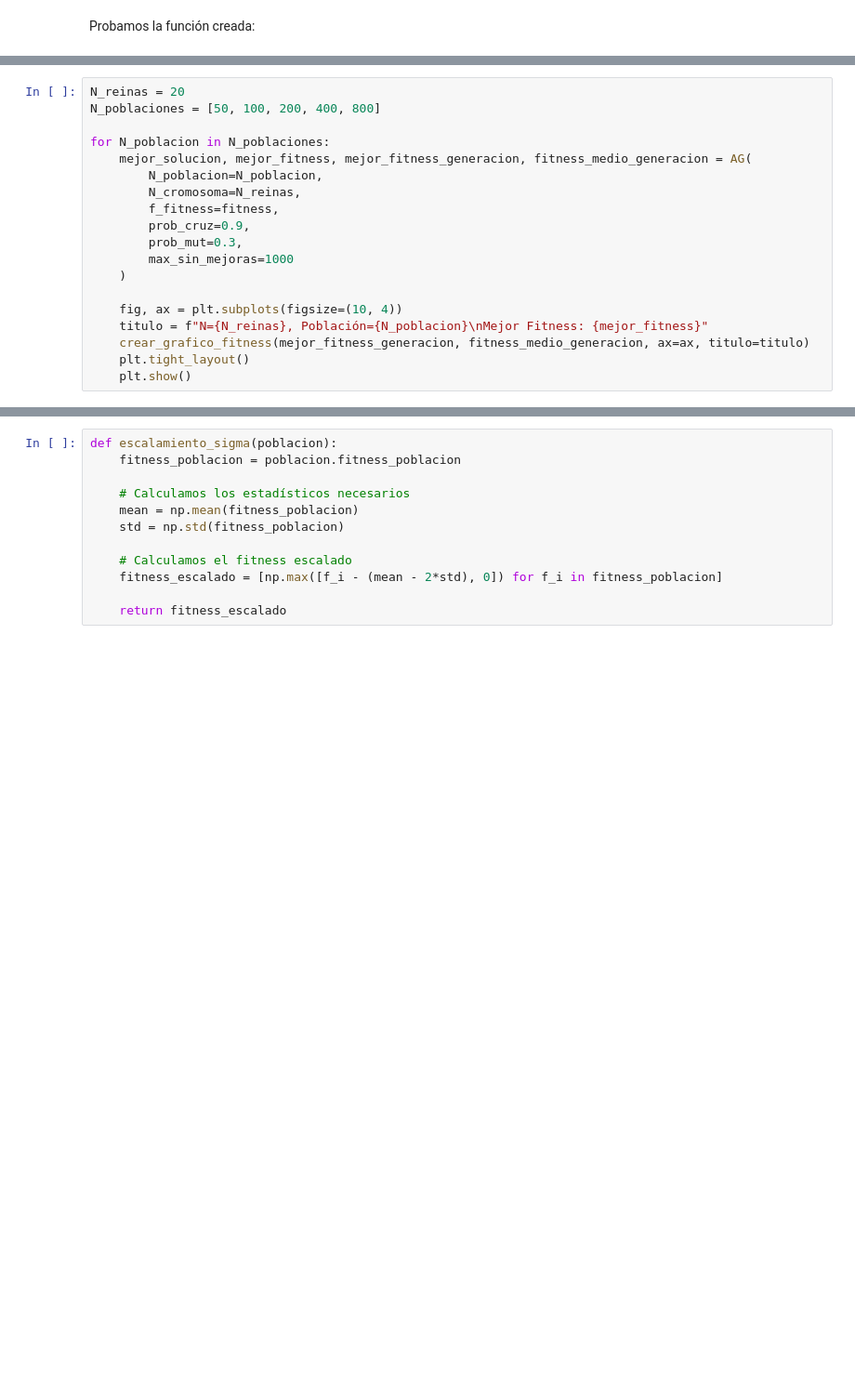
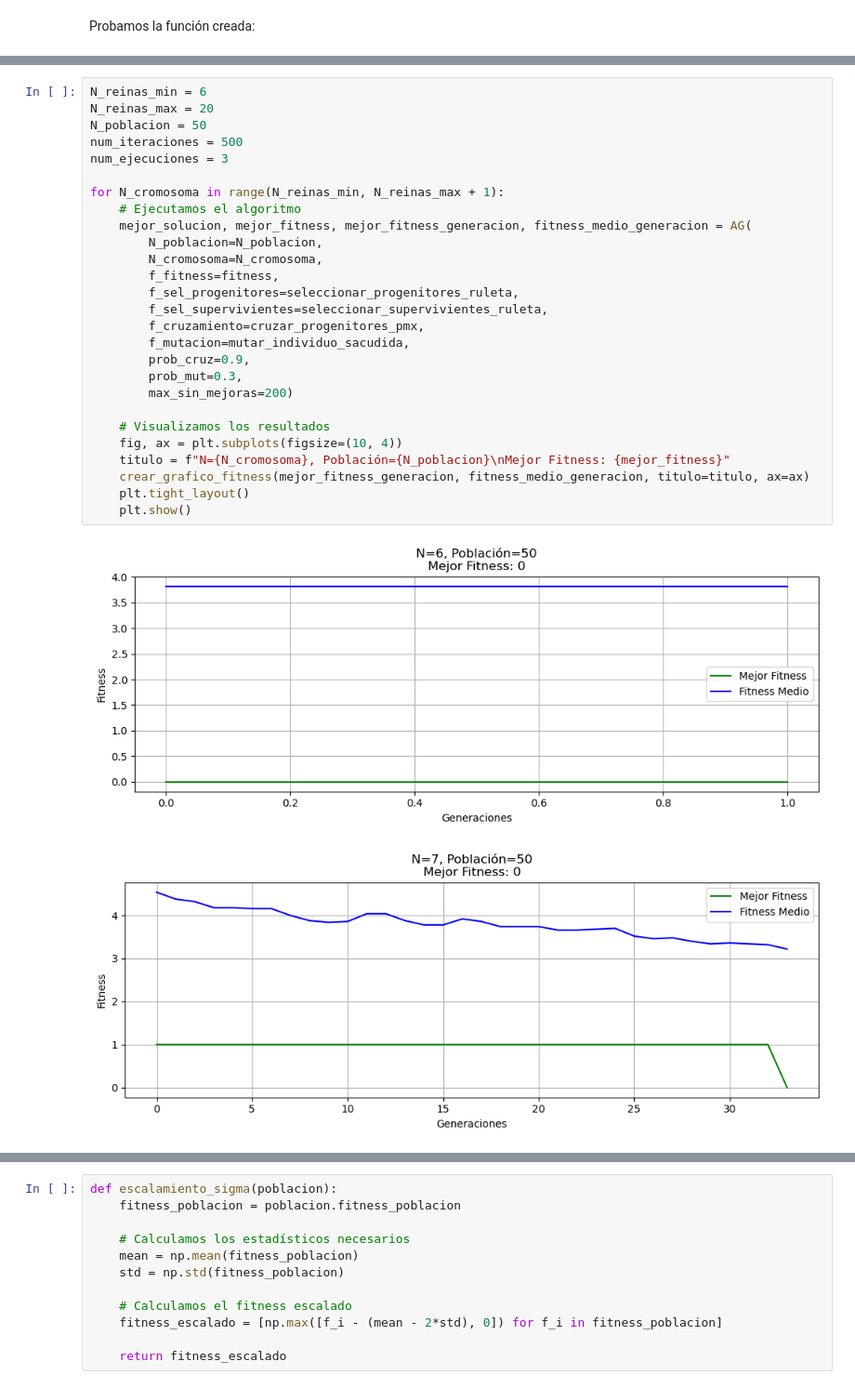
Before and after one commit to julengarciaaa/n-reinas-genetico, a Jupyter notebook: problema_n_reinas.ipynb, the cells around one changed output, grey strips where cells are left out. Shown at 93% size. Saved outputs shown, nothing was run; the diff lists cells and outputs as text; blank space fills up the shorter version.

```diff
--- a/problema_n_reinas.ipynb
+++ b/problema_n_reinas.ipynb
@@ -718,19 +355,0 @@ Ejecutamos la prueba:
-# %%
-N_reinas = 20
-N_poblaciones = [50, 100, 200, 400, 800]
-
-for N_poblacion in N_poblaciones:
-    mejor_solucion, mejor_fitness, mejor_fitness_generacion, fitness_medio_generacion = AG(
-        N_poblacion=N_poblacion,
-        N_cromosoma=N_reinas,
-        f_fitness=fitness,
-        prob_cruz=0.9,
-        prob_mut=0.3,
-        max_sin_mejoras=1000
-    )
-
-    fig, ax = plt.subplots(figsize=(10, 4))
-    titulo = f"N={N_reinas}, Población={N_poblacion}\nMejor Fitness: {mejor_fitness}"
-    crear_grafico_fitness(mejor_fitness_generacion, fitness_medio_generacion, ax=ax, titulo=titulo)
-    plt.tight_layout()
-    plt.show()
@@ -770,0 +494,30 @@ Primero crearemos una función que calcule el escalamiento sigma los individuos
+# %%
+N_reinas_min = 6
+N_reinas_max = 20
+N_poblacion = 50
+num_iteraciones = 500
+num_ejecuciones = 3
+
+for N_cromosoma in range(N_reinas_min, N_reinas_max + 1):
+    # Ejecutamos el algoritmo
+    mejor_solucion, mejor_fitness, mejor_fitness_generacion, fitness_medio_generacion = AG(
+        N_poblacion=N_poblacion,
+        N_cromosoma=N_cromosoma,
+        f_fitness=fitness,
+        f_sel_progenitores=seleccionar_progenitores_ruleta,
+        f_sel_supervivientes=seleccionar_supervivientes_ruleta,
+        f_cruzamiento=cruzar_progenitores_pmx,
+        f_mutacion=mutar_individuo_sacudida,
+        prob_cruz=0.9,
+        prob_mut=0.3,
+        max_sin_mejoras=200)
+
+    # Visualizamos los resultados
+    fig, ax = plt.subplots(figsize=(10, 4))
+    titulo = f"N={N_cromosoma}, Población={N_poblacion}\nMejor Fitness: {mejor_fitness}"
+    crear_grafico_fitness(mejor_fitness_generacion, fitness_medio_generacion, titulo=titulo, ax=ax)
+    plt.tight_layout()
+    plt.show()
+# %% [output]
+[figure, added]
+[figure, added]
```
Also changed, not shown: parts of 106 cells of this notebook.
